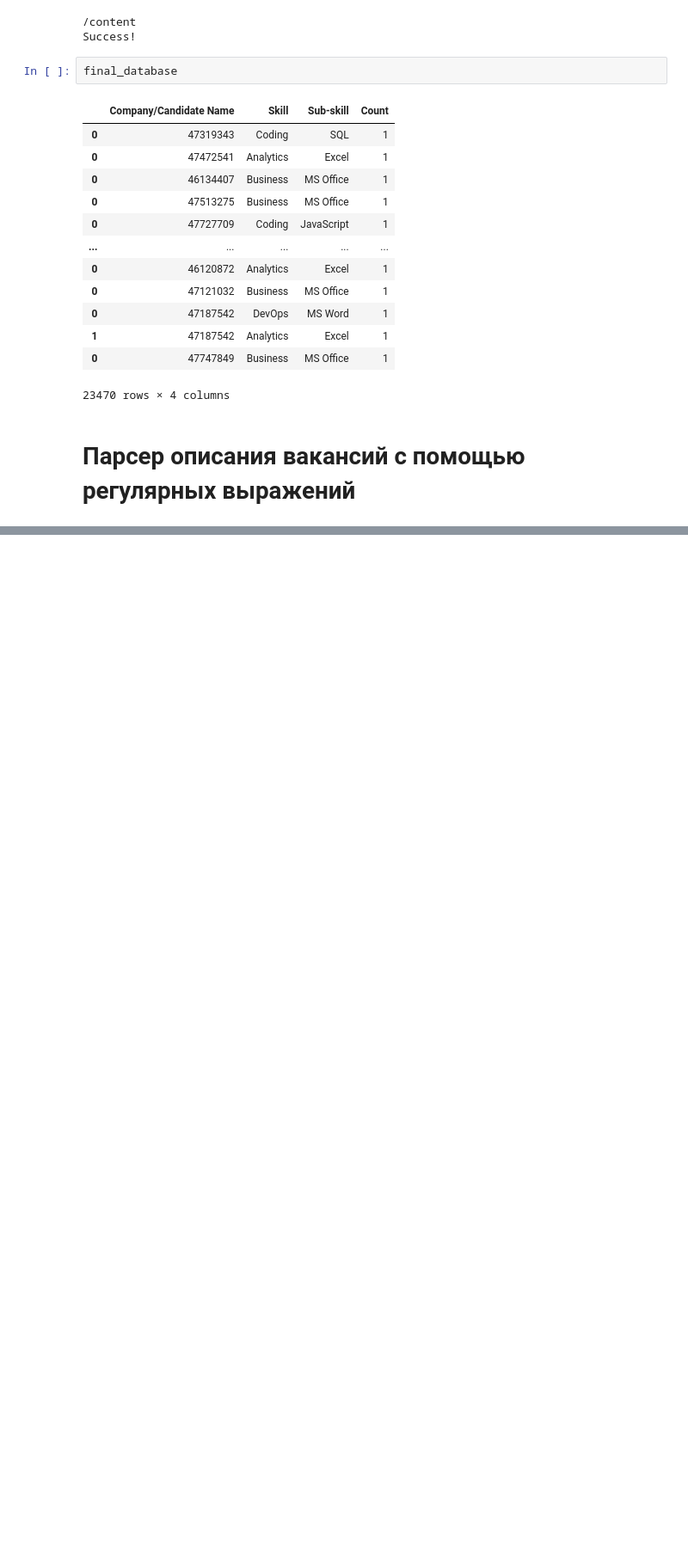
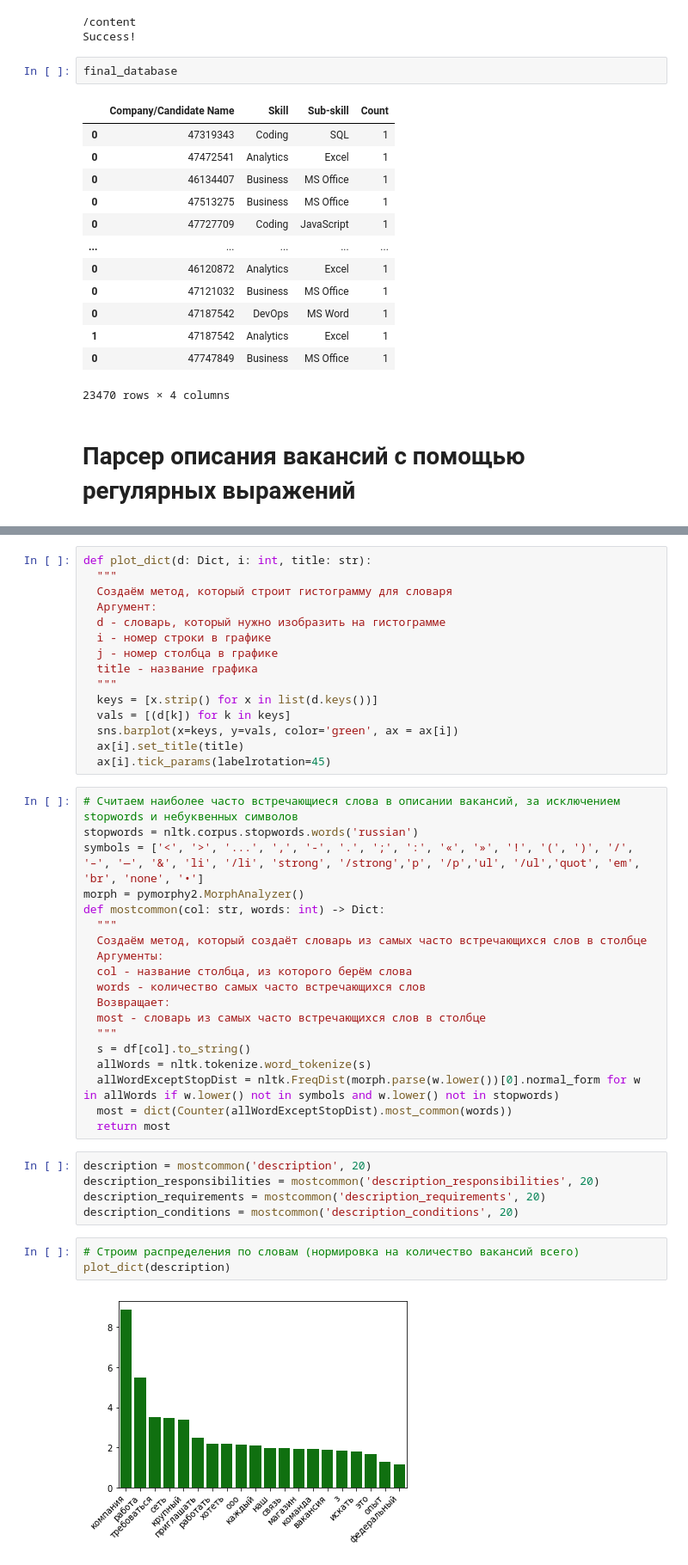
Before and after one commit to alievaliza/MSU_diploma, a Jupyter notebook: notebooks/JD_parser.ipynb, the cells around one changed output, grey strips where cells are left out. Shown: that part at 86% size. Drawn from its saved outputs; the diff is of its cells as text; blank space fills up the shorter version.

```diff
--- a/notebooks/JD_parser.ipynb
+++ b/notebooks/JD_parser.ipynb
@@ -146,0 +201,44 @@ df[['description_responsibilities', 'description_requirements', 'description_con
+# %%
+def plot_dict(d: Dict, i: int, title: str):
+  """
+  Создаём метод, который строит гистограмму для словаря
+  Аргумент:
+  d - словарь, который нужно изобразить на гистограмме
+  i - номер строки в графике
+  j - номер столбца в графике
+  title - название графика
+  """
+  keys = [x.strip() for x in list(d.keys())]
+  vals = [(d[k]) for k in keys]
+  sns.barplot(x=keys, y=vals, color='green', ax = ax[i])
+  ax[i].set_title(title)
+  ax[i].tick_params(labelrotation=45)
+# %%
+# Считаем наиболее часто встречающиеся слова в описании вакансий, за исключением stopwords и небуквенных символов
+stopwords = nltk.corpus.stopwords.words('russian')
+symbols = ['<', '>', '...', ',', '-', '.', ';', ':', '«', '»', '!', '(', ')', '/', '–', '—', '&', 'li', '/li', 'strong', '/strong','p', '/p','ul', '/ul','quot', 'em', 'br', 'none', '•']
+morph = pymorphy2.MorphAnalyzer()
+def mostcommon(col: str, words: int) -> Dict:
+  """
+  Создаём метод, который создаёт словарь из самых часто встречающихся слов в столбце
+  Аргументы:
+  col - название столбца, из которого берём слова
+  words - количество самых часто встречающихся слов
+  Возвращает:
+  most - словарь из самых часто встречающихся слов в столбце
+  """
+  s = df[col].to_string()
+  allWords = nltk.tokenize.word_tokenize(s)
+  allWordExceptStopDist = nltk.FreqDist(morph.parse(w.lower())[0].normal_form for w in allWords if w.lower() not in symbols and w.lower() not in stopwords)
+  most = dict(Counter(allWordExceptStopDist).most_common(words))
+  return most
+# %%
+description = mostcommon('description', 20)
+description_responsibilities = mostcommon('description_responsibilities', 20)
+description_requirements = mostcommon('description_requirements', 20)
+description_conditions = mostcommon('description_conditions', 20)
+# %%
+# Строим распределения по словам (нормировка на количество вакансий всего)
+plot_dict(description)
+# %% [output]
+[figure, added]
```
Also changed, not shown: parts of 28 cells of this notebook.
